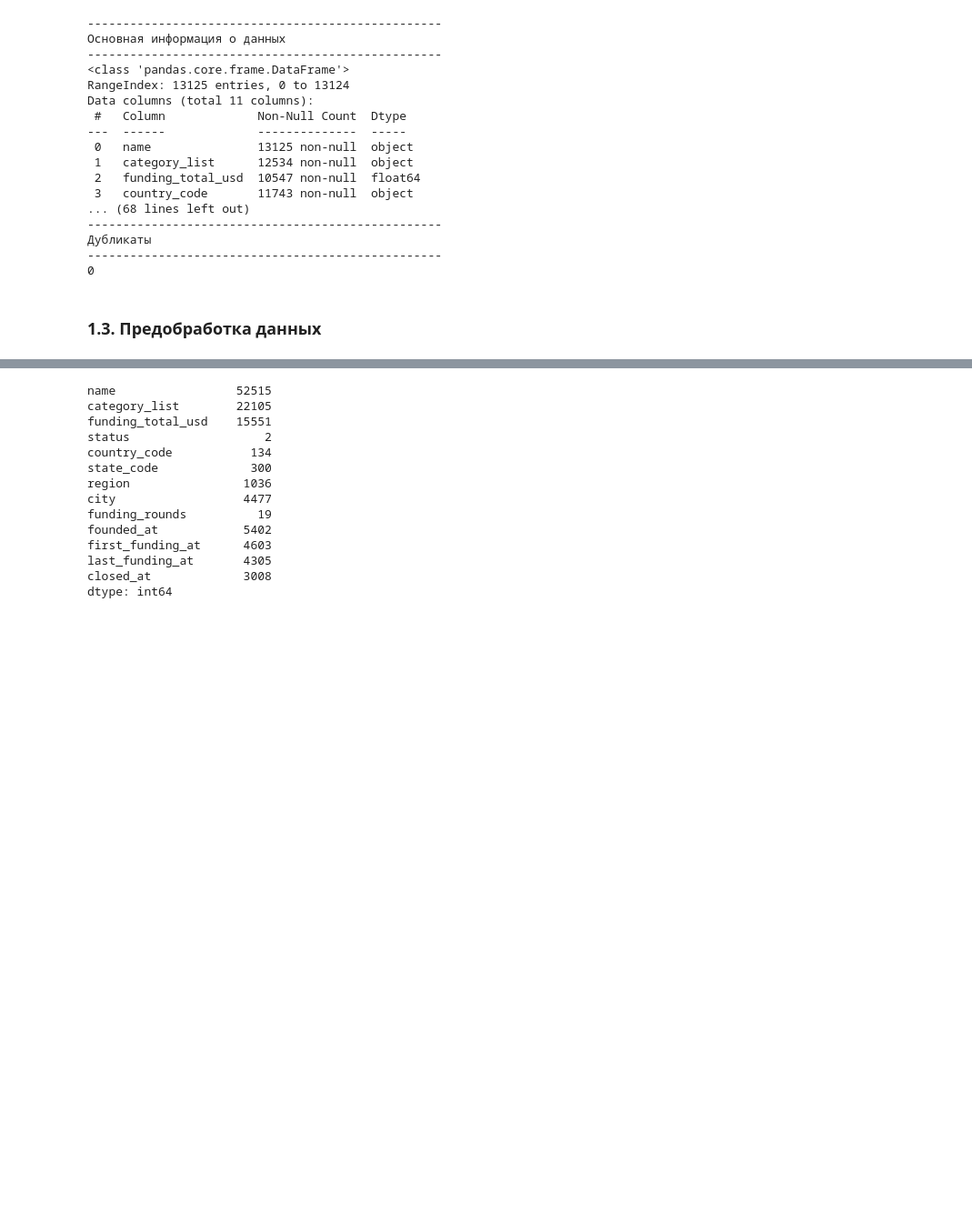
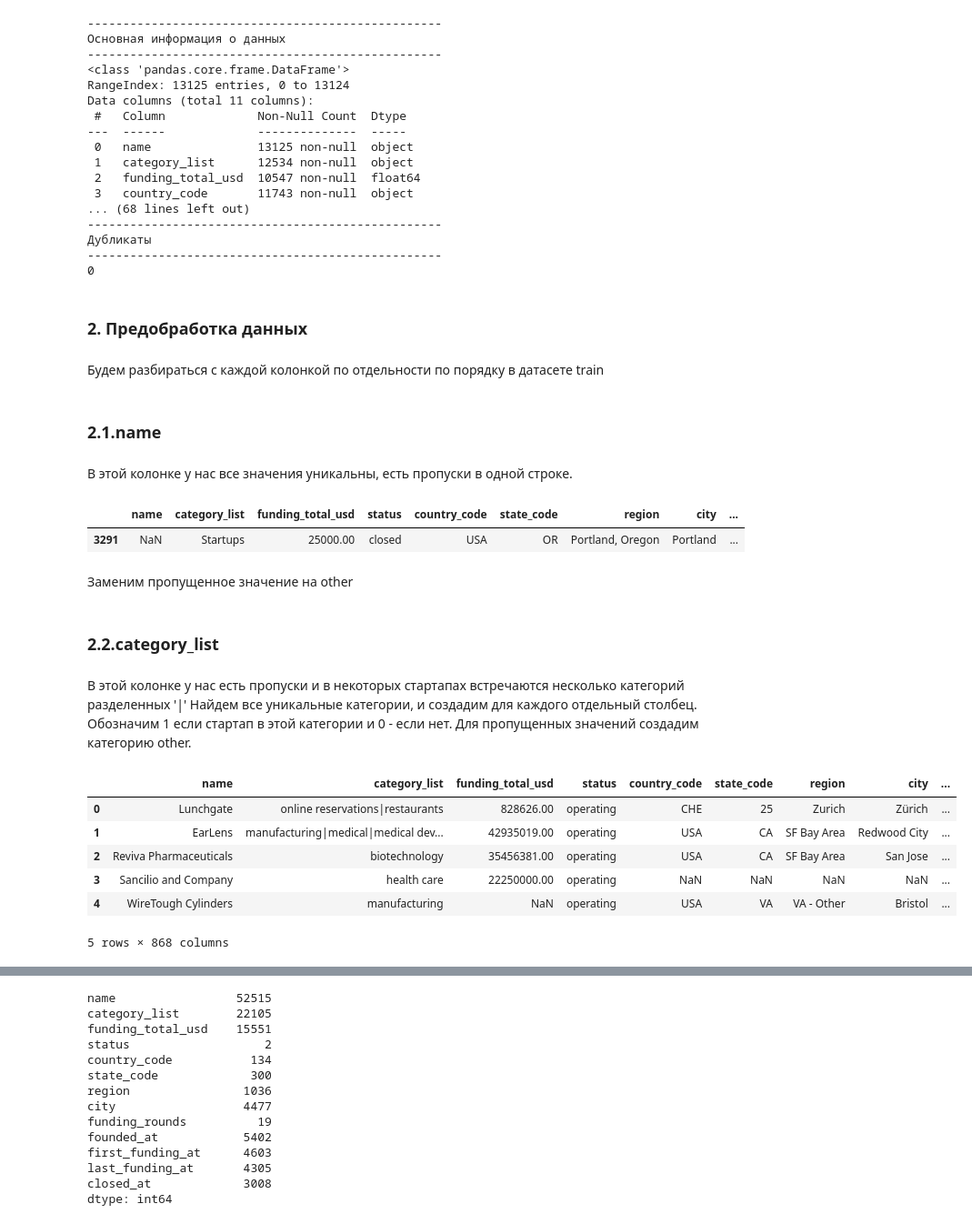
Before and after one commit to onejetpilot/start_up, a Jupyter notebook: start_up_pred.ipynb, the cells around one changed output, grey strips where cells are left out. Shown at 91% size. Drawn from its saved outputs; the diff is of its cells as text; code cells hidden in the pictures; blank space fills up the shorter version.

Commit message:
обработал колонку name и частично category_list

```diff
--- a/start_up_pred.ipynb
+++ b/start_up_pred.ipynb
@@ -117,4 +188,52 @@ Data columns (total 11 columns):
 --------------------------------------------------
 0
 # %% [markdown]
-### 1.3. Предобработка данных
+### 2. Предобработка данных
+# %% [markdown]
+Будем разбираться с каждой колонкой по отдельности по порядку в датасете train
+# %% [markdown]
+### 2.1.name
+# %% [markdown]
+В этой колонке у нас все значения уникальны, есть пропуски в одной строке.
+# %%
+# Посмотрим на нее
+train[train['name'].isna()].head()
+# %% [output]
+|  | name | category_list | funding_total_usd | status | country_code | state_code | region | city | ... |
+| 3291 | NaN | Startups | 25000.00 | closed | USA | OR | Portland, Oregon | Portland | ... |
+# %% [markdown]
+Заменим пропущенное значение на other
+# %% [markdown]
+### 2.2.category_list
+# %% [markdown]
+В этой колонке у нас есть пропуски и в некоторых стартапах встречаются несколько категорий разделенных '|' Найдем все уникальные категории, и создадим для каждого отдельный столбец. Обозначим 1 если стартап в этой категории и 0 - если нет. Для пропущенных значений создадим категорию other.
+# %%
+# Приведем все категории к нижнему регистру
+train['category_list'] = train['category_list'].str.lower()
+# %%
+# Заполним пропуски other
+train['category_list'] = train['category_list'].fillna('other')
+# %%
+# Разделяем строки по разделителю
+split_categories = train['category_list'] .str.split('|')
+
+# Создаем бинаризатор
+mlb = MultiLabelBinarizer()
+
+# Применяем и создаем DataFrame
+categories = pd.DataFrame(mlb.fit_transform(split_categories),
+                         columns=mlb.classes_,
+                         index=train.index)
+
+# Объединяем с исходными данными
+train = pd.concat([train, categories], axis=1)
+# %%
+train.head()
+# %% [output]
+|  | name | category_list | funding_total_usd | status | country_code | state_code | region | city | ... |
+| 0 | Lunchgate | online reservations|restaurants | 828626.00 | operating | CHE | 25 | Zurich | Zürich | ... |
+| 1 | EarLens | manufacturing|medical|medical dev... | 42935019.00 | operating | USA | CA | SF Bay Area | Redwood City | ... |
+| 2 | Reviva Pharmaceuticals | biotechnology | 35456381.00 | operating | USA | CA | SF Bay Area | San Jose | ... |
+| 3 | Sancilio and Company | health care | 22250000.00 | operating | NaN | NaN | NaN | NaN | ... |
+| 4 | WireTough Cylinders | manufacturing | NaN | operating | USA | VA | VA - Other | Bristol | ... |
+5 rows × 868 columns
```
Also changed, not shown: parts of 21 cells of this notebook.
